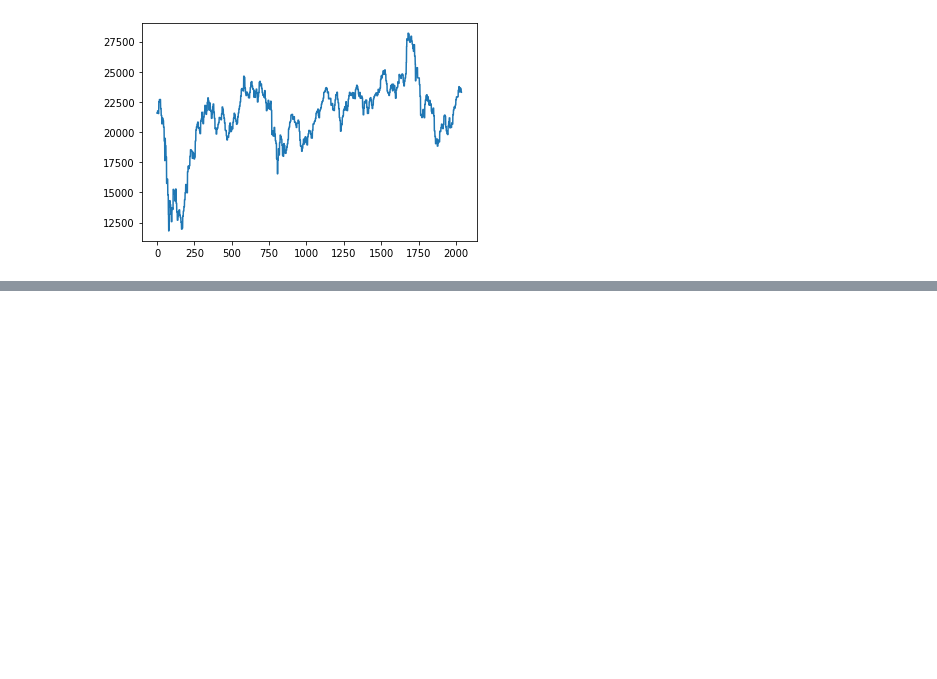
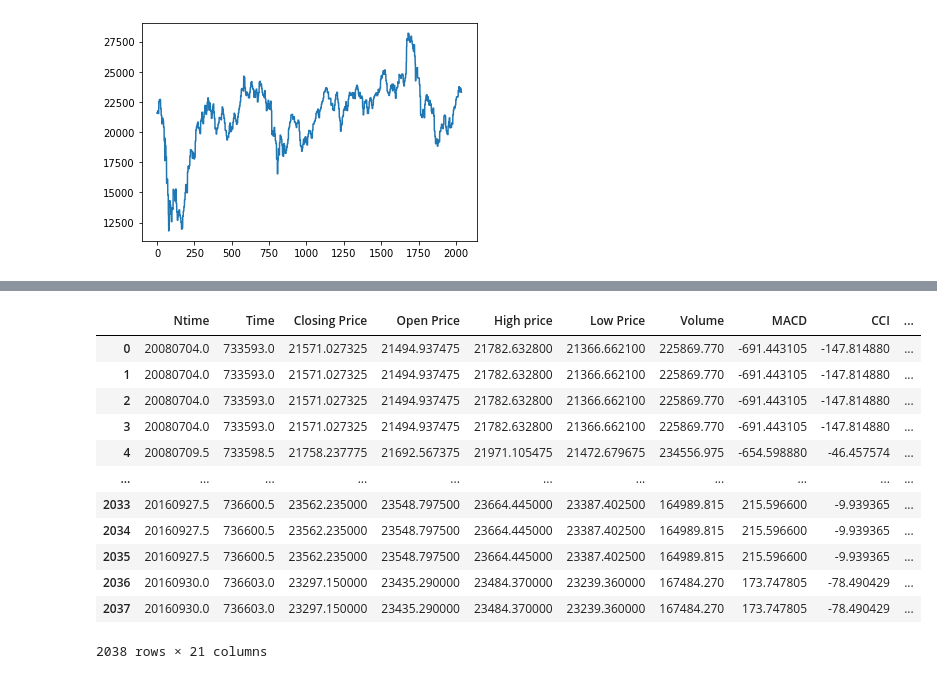
Before and after one commit to ivan-ivy/ECBM4040-final-project-WSAE-LSTM, a Jupyter notebook: notebooks/intro-tf113.ipynb, the cells around one changed output, grey strips where cells are left out. Cells and saved outputs as stored; diff of their text form; code cells hidden in the pictures; blank space fills up the shorter version.

```diff
--- a/notebooks/intro.ipynb
+++ b/notebooks/intro-tf113.ipynb
@@ -58,0 +72,16 @@ plt.plot(smooth)
+# %%
+data
+# %% [output]
+|  | Ntime | Time | Closing Price | Open Price | High price | Low Price | Volume | MACD | CCI | ... |
+| 0 | 20080704.0 | 733593.0 | 21571.027325 | 21494.937475 | 21782.632800 | 21366.662100 | 225869.770 | -691.443105 | -147.814880 | ... |
+| 1 | 20080704.0 | 733593.0 | 21571.027325 | 21494.937475 | 21782.632800 | 21366.662100 | 225869.770 | -691.443105 | -147.814880 | ... |
+| 2 | 20080704.0 | 733593.0 | 21571.027325 | 21494.937475 | 21782.632800 | 21366.662100 | 225869.770 | -691.443105 | -147.814880 | ... |
+| 3 | 20080704.0 | 733593.0 | 21571.027325 | 21494.937475 | 21782.632800 | 21366.662100 | 225869.770 | -691.443105 | -147.814880 | ... |
+| 4 | 20080709.5 | 733598.5 | 21758.237775 | 21692.567375 | 21971.105475 | 21472.679675 | 234556.975 | -654.598880 | -46.457574 | ... |
+| ... | ... | ... | ... | ... | ... | ... | ... | ... | ... | ... |
+| 2033 | 20160927.5 | 736600.5 | 23562.235000 | 23548.797500 | 23664.445000 | 23387.402500 | 164989.815 | 215.596600 | -9.939365 | ... |
+| 2034 | 20160927.5 | 736600.5 | 23562.235000 | 23548.797500 | 23664.445000 | 23387.402500 | 164989.815 | 215.596600 | -9.939365 | ... |
+| 2035 | 20160927.5 | 736600.5 | 23562.235000 | 23548.797500 | 23664.445000 | 23387.402500 | 164989.815 | 215.596600 | -9.939365 | ... |
+| 2036 | 20160930.0 | 736603.0 | 23297.150000 | 23435.290000 | 23484.370000 | 23239.360000 | 167484.270 | 173.747805 | -78.490429 | ... |
+| 2037 | 20160930.0 | 736603.0 | 23297.150000 | 23435.290000 | 23484.370000 | 23239.360000 | 167484.270 | 173.747805 | -78.490429 | ... |
+2038 rows × 21 columns
```
Also changed, not shown: parts of 13 cells of this notebook, 5 other files.
